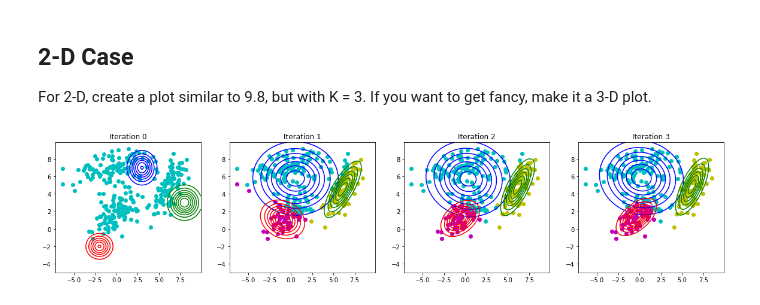
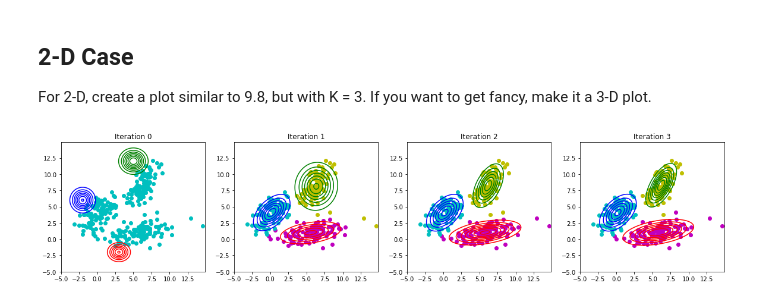
Before and after one commit to nsubbaian/BayesianML, a Jupyter notebook: Project5/BayesMLProject5.ipynb, the cells around one changed output. Saved outputs shown, nothing was run; the diff lists cells and outputs as text; code cells hidden in the pictures.

```diff
--- a/Project5/BayesMLProject5.ipynb
+++ b/Project5/BayesMLProject5.ipynb
@@ -75,7 +75,7 @@ For 2-D, create a plot similar to 9.8, but with K = 3. If you want to get fancy,
 # %%
 # -------------Generate Data
 warnings.filterwarnings('ignore')
-mu = [[0, 7],[0, 2],[6, 5]]
+mu = [[6, 1],[0, 4],[6, 8]]
 sigma = [[[6, 1],[1, 1]], [[1, 2], [2, 1]],[[1,1 ],[1 , 3]]]
 data = []
 for i in range(3):
@@ -84,7 +84,7 @@ data = np.array(data)
 N = len(data)
 
 # ---------- Initialize Means, Covariances, pi
-muk = [[3, 7],[-2, -2],[8, 3]]
+muk = [[-2, 6],[3, -2],[5, 12]]
 covk = [[[ 0.8, 0],[0,  1]], [[0.7, 0],[0, 0.6]], [[1, 0],[0, 1]]]
 pi = [.3, .2, .5]
 
@@ -95,32 +95,32 @@ for i in range(4):
   axs = plt.subplot(1, 4, i+1)
   axs.set_title("Iteration {}".format(i))
 
   if i >0:
     # EQ 9.23
     g_num = np.array([pi[i]*(multivariate_normal.pdf(data, muk[i], covk[i])) for i in range(3)])
     g = g_num/np.sum(g_num, axis=0)
 
     # EQ 9.27
     Nk = np.array([np.sum(g[i, :])for i in range(3)])
 
     # EQ 9.24
     muk = np.array([np.sum(data*np.atleast_2d(g[i, :]).T, axis=0)/Nk[i]for i in range(3)])
 
     # EQ 9.25
     covk = np.array([np.matmul(np.atleast_2d(g[i, :])*(data-muk[i]).T, (data-muk[i]))/Nk[i] for i in range(3)])
 
     # EQ 9.26
     pi = np.array([np.sum(np.atleast_2d(g[i, :]))for i in range(3)])/N
 
   for k in range(3):
-    x, y = np.mgrid[-5:10:.1, -5:10:.1]
+    x, y = np.mgrid[-5:15:.1, -5:15:.1]
     pos = np.dstack((x, y))
     rv = multivariate_normal(muk[k], covk[k])
     axs.contour(x, y, rv.pdf(pos), colors=['b', 'r', 'g'][k])
 
   for j in range(0, len(data)):
     axs.scatter(data[j,0], data[j,1], color=['c', 'm', 'y'][np.argmax(g[:, j])])
 
 plt.show()
 # %% [output]
-[figure, old version]
+[figure, new version]
```
